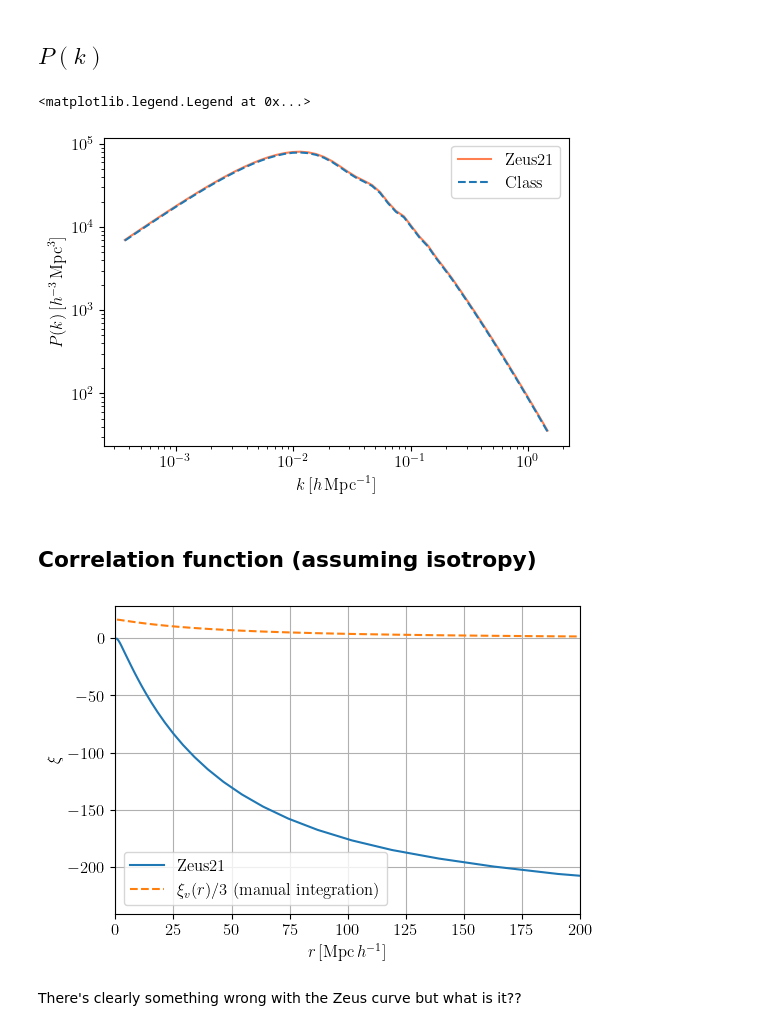
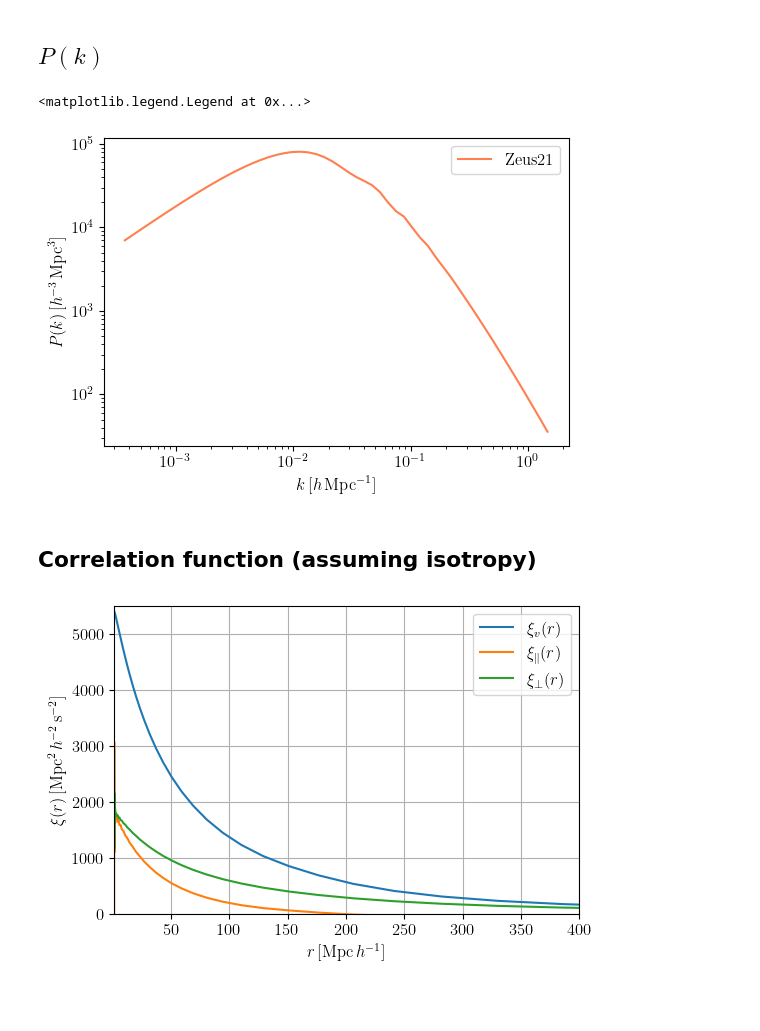
Before and after one commit to ryanyrzh/Zeus21, a Jupyter notebook: aniso_tests/zeus_corr_test.ipynb, the cells around one changed output. Drawn from its saved outputs; the diff is of its cells as text; code cells hidden in the pictures; blank space fills up the shorter version.

Commit message:
Add and test xi_perp and xi_para, using P(k) divided by powers of k

```diff
--- a/aniso_tests/zeus_corr_test.ipynb
+++ b/aniso_tests/zeus_corr_test.ipynb
@@ -26,6 +14,6 @@ ClassCosmo.compute()
 # %%
 UserParams = zeus21.User_Parameters(precisionboost=1.2)
-CosmoParams_input = zeus21.Cosmo_Parameters_Input()
+CosmoParams_input = zeus21.Cosmo_Parameters_Input(kmax_CLASS=1000.)
 ClassyCosmo = zeus21.runclass(CosmoParams_input)
 CosmoParams = zeus21.Cosmo_Parameters(UserParams, CosmoParams_input, ClassyCosmo)
 CorrFClass = zeus21.Correlations(UserParams, CosmoParams, ClassyCosmo)
@@ -36,18 +24,8 @@ CorrFClass = zeus21.Correlations(UserParams, CosmoParams, ClassyCosmo)
 k_zeus = CorrFClass._klistCF
 pk_zeus = CorrFClass._PklinCF
 
-# Make pk with Class
-z = 0
-k_min = k_zeus.min()
-k_max = k_zeus.max()
-k_steps = k_zeus.shape[0]
-# This is supposed to be an exact reconstruction of the k array used in zeus21
-k_class = np.geomspace(k_min, k_max, k_steps)
-pk_class = [ClassCosmo.pk(ki, z) for ki in k_class]
-
 plt.figure(figsize=(6, 4))
 plt.plot(k_zeus, pk_zeus, label='Zeus21', c='coral')
-plt.plot(k_class, pk_class, label='Class', ls='--')
 plt.xscale('log')
 plt.yscale('log')
 plt.xlabel(r'$k\,[h\,\mathrm{Mpc}^{-1}]$')
@@ -55,7 +33,7 @@ plt.ylabel(r'$P(k)\,[h^{-3}\,\mathrm{Mpc}^3]$')
 plt.legend()
 # %% [output]
 <matplotlib.legend.Legend at 0x...>
-[figure, old version]
+[figure, new version]
 # %% [markdown]
 ## Correlation function (assuming isotropy)
 # %%
@@ -87,18 +65,34 @@ def xi_v(r):
     return D_dot**2 / (2 * np.pi**2) * np.trapezoid(integrand, k_class)
 
 r_list = CorrFClass.rlist_CF
-xi_v = [xi_v(r) for r in r_list]
+xi_v = [xi_v(r) for r in r_list] # Our result
 CF_v = CorrFClass.xi_RR_CF_v
+CF_perp = CorrFClass.xi_RR_CF_perp
+CF_para = CorrFClass.xi_RR_CF_para
+# %%
+a_list = np.linspace(0.01, 1., 1000)
+z_list = 1 / a_list - 1
+
+growth_zeus = growth(CosmoParams, z_list)
+dgrowth_zeus = dgrowth_dz(CosmoParams, z_list)
+
+hubble = Hub(CosmoParams, z_list)
+dgrowth_dtau = -dgrowth_zeus * hubble
+
+# At z=0
+D_dot = dgrowth_dtau[0]
 # %%
 plt.figure(figsize=(6, 4))
-plt.plot(r_list, CF_v[0, 0, :], label='Zeus21') # No smoothing
-plt.plot(r_list, np.asarray(xi_v)/3, label=r'$\xi_v(r)/3$ (manual integration)', ls='--')
-plt.xlim(0, 200)
+plt.plot(r_list, D_dot**2 * CF_v[0, 0, :], label=r'$\xi_v(r)$')
+
+plt.plot(r_list, D_dot**2 * CF_para[0, 0, :], label=r'$\xi_{\parallel}(r)$')
+plt.plot(r_list, D_dot**2 * CF_perp[0, 0, :], label=r'$\xi_{\perp}(r)$')
+# plt.plot(r_list, np.asarray(xi_v)/3, label=r'$\xi_v(r)/3$ (manual integration)', ls='--')
+plt.xlim(1, 400)
+plt.ylim(0, 5500)
 plt.xlabel(r'$r\,[\mathrm{Mpc}\,h^{-1}]$')
-plt.ylabel(r'$\xi$')
+plt.ylabel(r'$\xi(r)\,[\mathrm{Mpc}^2\,h^{-2}\,\mathrm{s}^{-2}]$')
 plt.legend()
 plt.grid()
 # %% [output]
-[figure, old version]
+[figure, new version]
-# %% [markdown]
-There's clearly something wrong with the Zeus curve but what is it??
```
Also changed, not shown: parts of 2 cells of this notebook, 2 other files.
